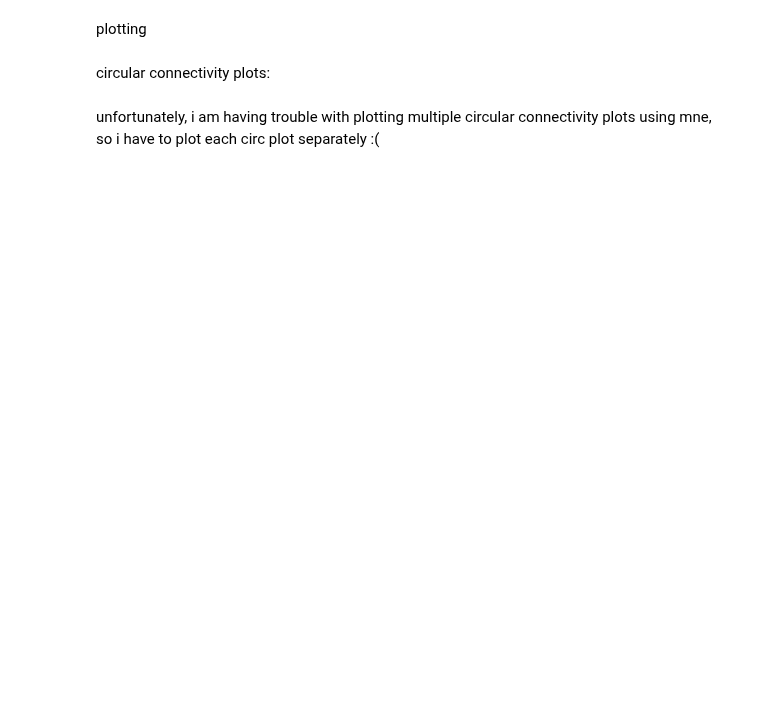
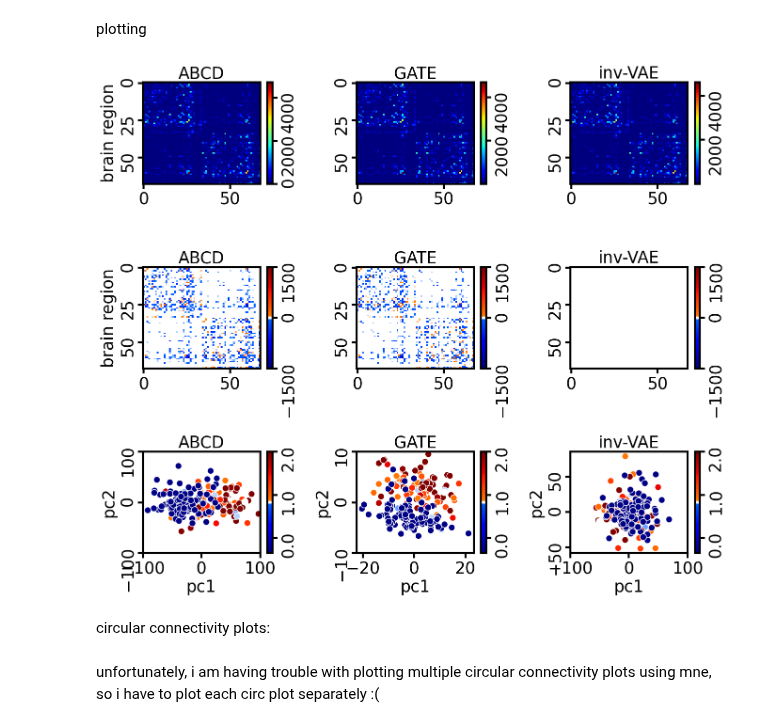
Before and after one commit to yzhang511/inv-vae, a Jupyter notebook: experiments/fig_4_6_abcd_eddy_motion.ipynb, the cells around one changed output. Saved outputs shown, nothing was run; the diff lists cells and outputs as text; code cells hidden in the pictures; blank space fills up the shorter version.

```diff
--- a/experiments/fig_4_6_abcd_eddy_motion.ipynb
+++ b/experiments/fig_4_6_abcd_eddy_motion.ipynb
@@ -265,7 +285,7 @@ plotting
 # %%
 n=39
 x = 0.32
-cmap = plt.cm.coolwarm
+cmap = plt.cm.jet
 lower = cmap(np.linspace(0, x-.1, n))
 white = np.ones((80-2*n,4))
 upper = cmap(np.linspace(1-x+.1, 1, n))
@@ -287,21 +304,19 @@ cbar = plt.colorbar(p1, ax=axes[0,0])
 cbar.ax.tick_params(labelrotation=90, length=8, width=3, labelbottom=False)
 
 p2 = axes[1,0].imshow(diff_motion_nets.reshape(n_rois,n_rois)*count_offset,
-                      aspect='auto', cmap=div_cmap, vmin=-400, vmax=400)
+                      aspect='auto', cmap=div_cmap, vmin=-1500, vmax=1500)
 axes[1,0].set_title('ABCD')
 axes[1,0].set_ylabel('brain region')
 axes[1,0].tick_params(axis='y', labelrotation=90, length=8, width=3)
 axes[1,0].tick_params(axis='x', length=8, width=3)
 cbar = plt.colorbar(p2, ax=axes[1,0])
 cbar.ax.tick_params(labelrotation=90, length=8, width=3, labelbottom=False)
-cbar.set_ticks([-250, 0, 250])
+cbar.set_ticks([-1500, 0, 1500])
 
-p3 = axes[2,0].scatter(x="pc1", y="pc2", c="motion", cmap="coolwarm", norm=divnorm,
-                       data=obs_motion_df, s=25, alpha=1.)
+p3 = axes[2,0].scatter(x="pc1", y="pc2", c="motion", cmap=div_cmap,
+                       data=obs_motion_df, s=100, edgecolor="white", alpha=1., vmax=2.)
 axes[2,0].set_xlabel('pc1')
 axes[2,0].set_ylabel('pc2')
-axes[2,0].spines['top'].set_visible(False)
-axes[2,0].spines['right'].set_visible(False)
 axes[2,0].tick_params(axis='y', labelrotation=90, length=8, width=3)
 axes[2,0].tick_params(axis='x', length=8, width=3)
 cbar = plt.colorbar(p3, ax=axes[2,0])
@@ -322,21 +337,19 @@ cbar.ax.tick_params(labelrotation=90, length=8, width=3, labelbottom=False)
 cbar.ax.tick_params(labelrotation=90, length=8, width=3, labelbottom=False)
 
 
-p5 = axes[1,1].imshow(diff_motion_recon, aspect='auto', cmap=div_cmap, vmin=-400, vmax=400)
+p5 = axes[1,1].imshow(diff_motion_recon, aspect='auto', cmap=div_cmap, vmin=-1500, vmax=1500)
 axes[1,1].set_title('GATE')
 axes[1,1].tick_params(axis='y', labelrotation=90, length=8, width=3)
 axes[1,1].tick_params(axis='x', length=8, width=3)
 cbar = plt.colorbar(p5, ax=axes[1,1])
 cbar.ax.tick_params(labelrotation=90, length=8, width=3, labelbottom=False)
-cbar.set_ticks([-250, 0, 250])
+cbar.set_ticks([-1500, 0, 1500])
 
 
-p6 = axes[2,1].scatter(x="pc1", y="pc2", c="motion", cmap="coolwarm", norm=divnorm,
-                       data=vae_motion_df, s=25, alpha=1.)
+p6 = axes[2,1].scatter(x="pc1", y="pc2", c="motion", cmap=div_cmap,
+                       data=vae_motion_df, s=100, edgecolor="white", alpha=1., vmax=2.)
 axes[2,1].set_xlabel('pc1')
 axes[2,1].set_ylabel('pc2')
-axes[2,1].spines['top'].set_visible(False)
-axes[2,1].spines['right'].set_visible(False)
 axes[2,1].tick_params(axis='y', labelrotation=90, length=8, width=3)
 axes[2,1].tick_params(axis='x', length=8, width=3)
 cbar = plt.colorbar(p6, ax=axes[2,1])
@@ -346,40 +359,40 @@ cbar.ax.yaxis.set_major_formatter(tkr.FormatStrFormatter('%.1f'))
 axes[2,1].set_ylim(-10, 10)
 
 
 p7 = axes[0,2].imshow(x_denoised.mean(0), aspect='auto', cmap='jet')
 axes[0,2].set_title('inv-VAE')
 axes[0,2].tick_params(axis='y', labelrotation=90, length=8, width=3)
 axes[0,2].tick_params(axis='x', length=8, width=3)
 axes[0,2].tick_params(axis='y', labelrotation=90, length=8, width=3)
 axes[0,2].tick_params(axis='x', length=8, width=3)
 cbar = plt.colorbar(p7, ax=axes[0,2])
 cbar.ax.tick_params(labelrotation=90, length=8, width=3, labelbottom=False)
 
-p8 = axes[1,2].imshow(diff_motion_denoised, aspect='auto', cmap=div_cmap, vmin=-400, vmax=400)
+p8 = axes[1,2].imshow(diff_motion_denoised, aspect='auto', cmap=div_cmap, vmin=-1500, vmax=1500)
 axes[1,2].set_title('inv-VAE')
 axes[1,2].tick_params(axis='y', labelrotation=90, length=8, width=3)
 axes[1,2].tick_params(axis='x', length=8, width=3)
 cbar = plt.colorbar(p8, ax=axes[1,2])
 cbar.ax.tick_params(labelrotation=90, length=8, width=3, labelbottom=False)
-cbar.set_ticks([-250, 0, 250])
+cbar.set_ticks([-1500, 0, 1500])
 
 
-p9 = axes[2,2].scatter(x="pc1", y="pc2", c="motion", cmap="coolwarm", norm=divnorm,
-                       data=inv_vae_motion_df, s=25, alpha=1.)
+p9 = axes[2,2].scatter(x="pc1", y="pc2", c="motion", cmap=div_cmap,
+                       data=inv_vae_motion_df, s=100, edgecolor="white", alpha=1., vmax=2.)
 axes[2,2].set_xlabel('pc1')
 axes[2,2].set_ylabel('pc2')
-axes[2,2].spines['top'].set_visible(False)
-axes[2,2].spines['right'].set_visible(False)
 axes[2,2].tick_params(axis='y', labelrotation=90, length=8, width=3)
 axes[2,2].tick_params(axis='x', length=8, width=3)
 cbar = plt.colorbar(p9, ax=axes[2,2])
 axes[2,2].set_title('inv-VAE')
 cbar.ax.tick_params(labelrotation=90, length=8, width=3, labelbottom=False)
 cbar.ax.yaxis.set_major_formatter(tkr.FormatStrFormatter('%.1f'))
 axes[2,2].set_xlim(-100, 100)
 
 plt.tight_layout()
-# plt.savefig('../saved_figs/supp2_eddy_abcd.png', facecolor='white', dpi=800)
+plt.savefig('../saved_figs/supp2_eddy_abcd.png', facecolor='white', dpi=800)
+# %% [output]
+[figure, added]
 # %% [markdown]
 circular connectivity plots:
 # %% [markdown]
```
Also changed, not shown: parts of 5 cells of this notebook, 5 other files.
